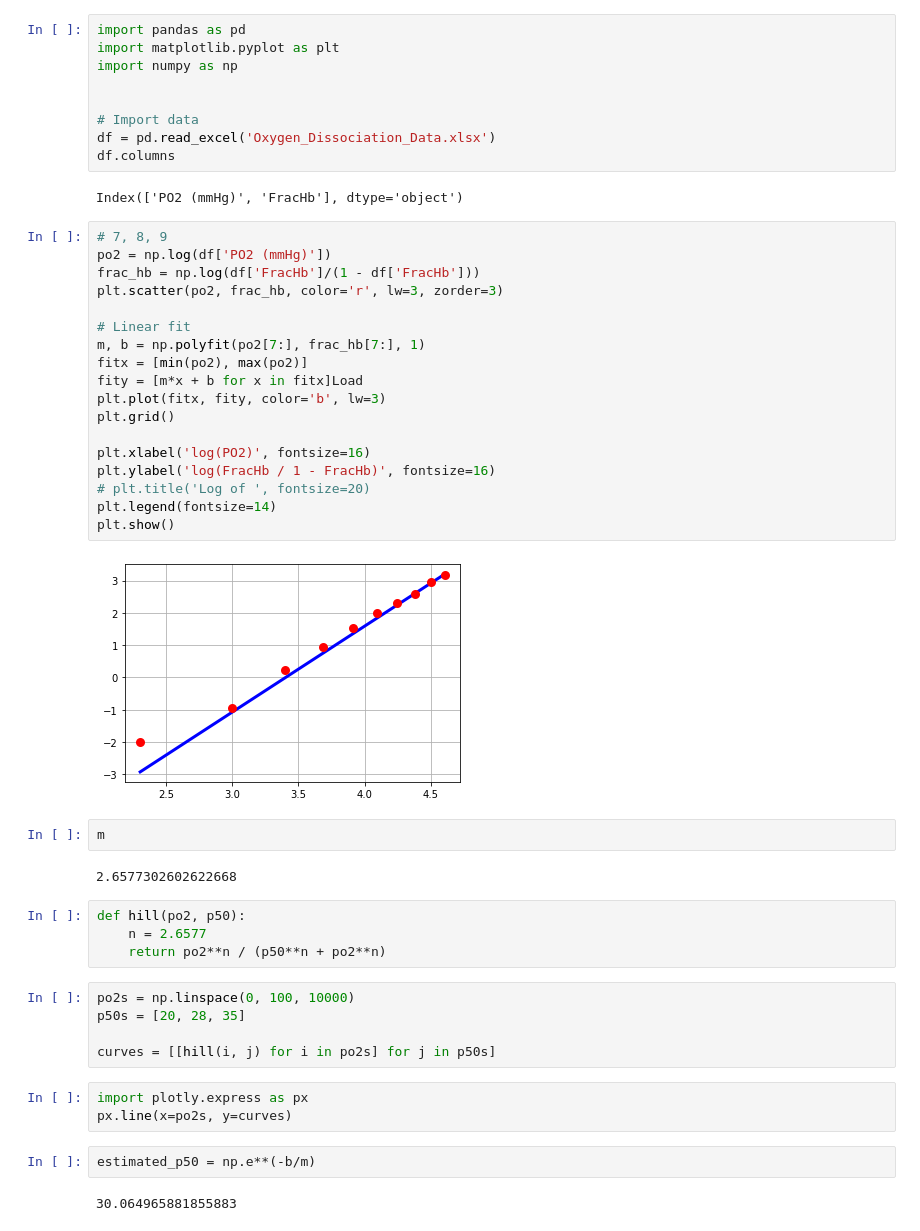
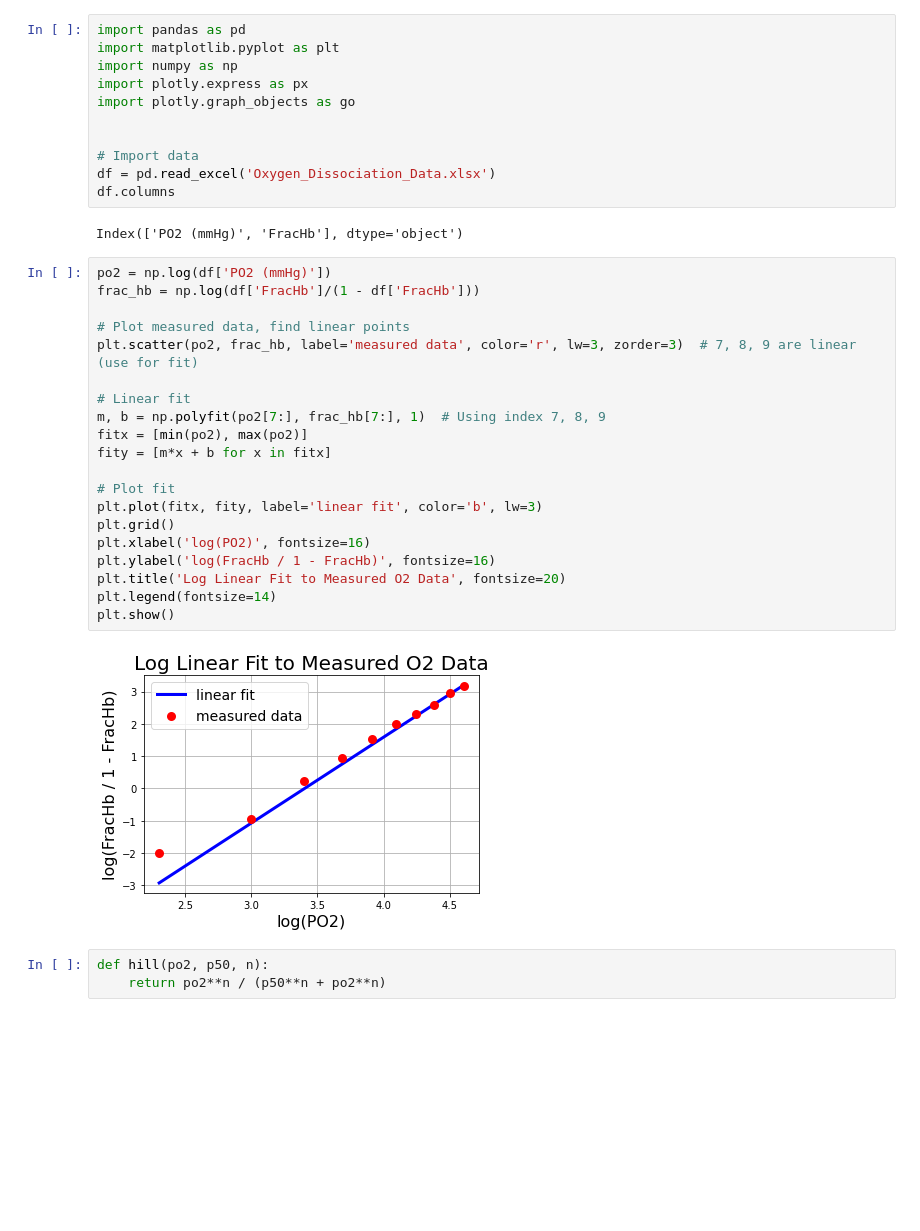
Before and after one commit to jwgerlach00/BME302, a Jupyter notebook: homework3/question5.ipynb, the cells around one changed output. Cells and saved outputs as stored; diff of their text form; blank space fills up the shorter version.

```diff
--- a/homework3/question5.ipynb
+++ b/homework3/question5.ipynb
@@ -2,6 +2,8 @@
 import pandas as pd
 import matplotlib.pyplot as plt
 import numpy as np
+import plotly.express as px
+import plotly.graph_objects as go
 
 
 # Import data
@@ -10,42 +12,27 @@ df.columns
 # %% [output]
 Index(['PO2 (mmHg)', 'FracHb'], dtype='object')
 # %%
-# 7, 8, 9
 po2 = np.log(df['PO2 (mmHg)'])
 frac_hb = np.log(df['FracHb']/(1 - df['FracHb']))
-plt.scatter(po2, frac_hb, color='r', lw=3, zorder=3)
+
+# Plot measured data, find linear points
+plt.scatter(po2, frac_hb, label='measured data', color='r', lw=3, zorder=3)  # 7, 8, 9 are linear (use for fit)
 
 # Linear fit
-m, b = np.polyfit(po2[7:], frac_hb[7:], 1)
+m, b = np.polyfit(po2[7:], frac_hb[7:], 1)  # Using index 7, 8, 9
 fitx = [min(po2), max(po2)]
-fity = [m*x + b for x in fitx]Load
-plt.plot(fitx, fity, color='b', lw=3)
+fity = [m*x + b for x in fitx]
+
+# Plot fit
+plt.plot(fitx, fity, label='linear fit', color='b', lw=3)
 plt.grid()
-
 plt.xlabel('log(PO2)', fontsize=16)
 plt.ylabel('log(FracHb / 1 - FracHb)', fontsize=16)
-# plt.title('Log of ', fontsize=20)
+plt.title('Log Linear Fit to Measured O2 Data', fontsize=20)
 plt.legend(fontsize=14)
 plt.show()
 # %% [output]
-[figure, old version]
+[figure, new version]
-# %%
-m
-# %% [output]
-2.6577302602622668
 # %%
-def hill(po2, p50):
-    n = 2.6577
+def hill(po2, p50, n):
     return po2**n / (p50**n + po2**n)
-# %%
-po2s = np.linspace(0, 100, 10000)
-p50s = [20, 28, 35]
-
-curves = [[hill(i, j) for i in po2s] for j in p50s]
-# %%
-import plotly.express as px
-px.line(x=po2s, y=curves)
-# %%
-estimated_p50 = np.e**(-b/m)
-# %% [output]
-30.064965881855883
```
Also changed, not shown: parts of 2 cells of this notebook, 10 other files.
